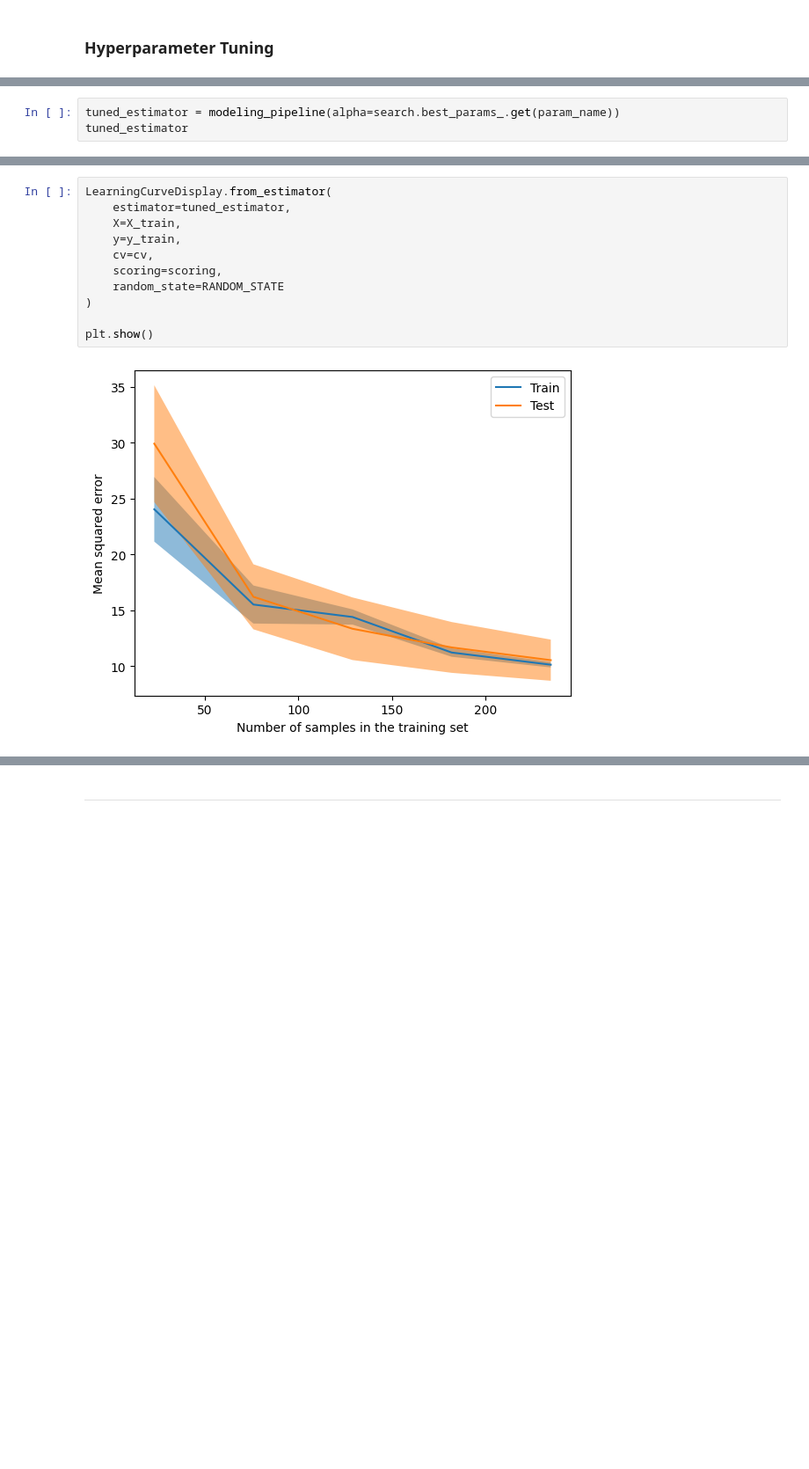
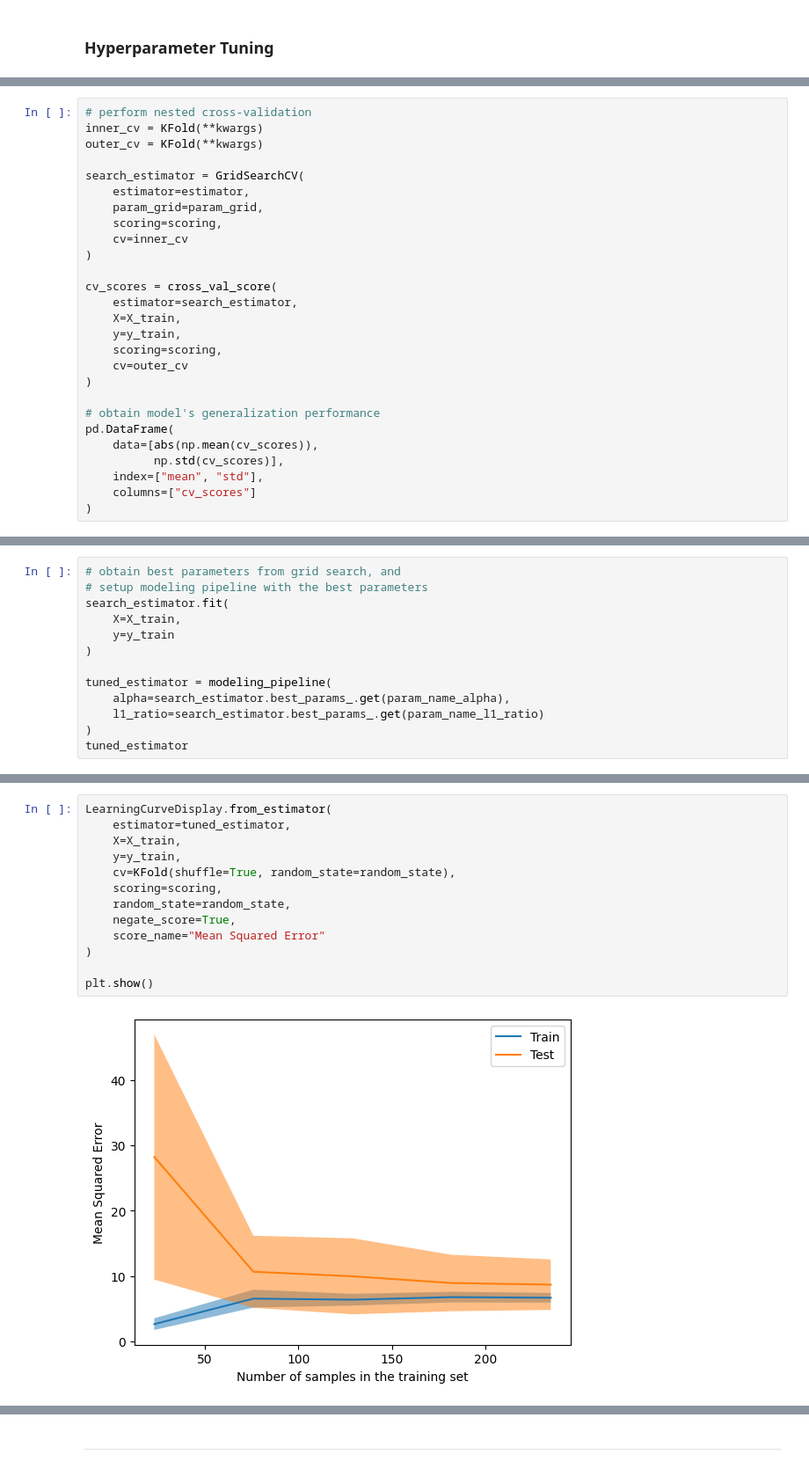
Before and after one commit to garudapaksi-yusuf/Auto_MPG_Prediction, a Jupyter notebook: notebook/notebook.ipynb, the cells around one changed output, grey strips where cells are left out. Shown at 88% size. Cells and saved outputs as stored; diff of their text form; blank space fills up the shorter version.

```diff
--- a/notebook/notebook.ipynb
+++ b/notebook/notebook.ipynb
@@ -897,0 +1095,27 @@ GridSearchCV(cv=KFold(n_splits=5, random_state=42, shuffle=True),
+# %%
+# perform nested cross-validation
+inner_cv = KFold(**kwargs)
+outer_cv = KFold(**kwargs)
+
+search_estimator = GridSearchCV(
+    estimator=estimator,
+    param_grid=param_grid,
+    scoring=scoring,
+    cv=inner_cv
+)
+
+cv_scores = cross_val_score(
+    estimator=search_estimator,
+    X=X_train,
+    y=y_train,
+    scoring=scoring,
+    cv=outer_cv
+)
+
+# obtain model's generalization performance
+pd.DataFrame(
+    data=[abs(np.mean(cv_scores)),
+          np.std(cv_scores)],
+    index=["mean", "std"],
+    columns=["cv_scores"]
+)
@@ -898,4 +1131,14 @@ GridSearchCV(cv=KFold(n_splits=5, random_state=42, shuffle=True),
 # %%
-tuned_estimator = modeling_pipeline(alpha=search.best_params_.get(param_name))
+# obtain best parameters from grid search, and
+# setup modeling pipeline with the best parameters
+search_estimator.fit(
+    X=X_train,
+    y=y_train
+)
+
+tuned_estimator = modeling_pipeline(
+    alpha=search_estimator.best_params_.get(param_name_alpha),
+    l1_ratio=search_estimator.best_params_.get(param_name_l1_ratio)
+)
 tuned_estimator
 # %% [output]
@@ -915,15 +1174,17 @@ Pipeline(steps=[('columntransformer',
 # %%
 LearningCurveDisplay.from_estimator(
     estimator=tuned_estimator,
     X=X_train,
     y=y_train,
-    cv=cv,
+    cv=KFold(shuffle=True, random_state=random_state),
     scoring=scoring,
-    random_state=RANDOM_STATE
+    random_state=random_state,
+    negate_score=True,
+    score_name="Mean Squared Error"
 )
 
 plt.show()
 # %% [output]
-[figure, old version]
+[figure, new version]
 # %%
 def model_evaluation(y_true, y_pred, random_state):
```
Also changed, not shown: parts of 114 cells of this notebook.
